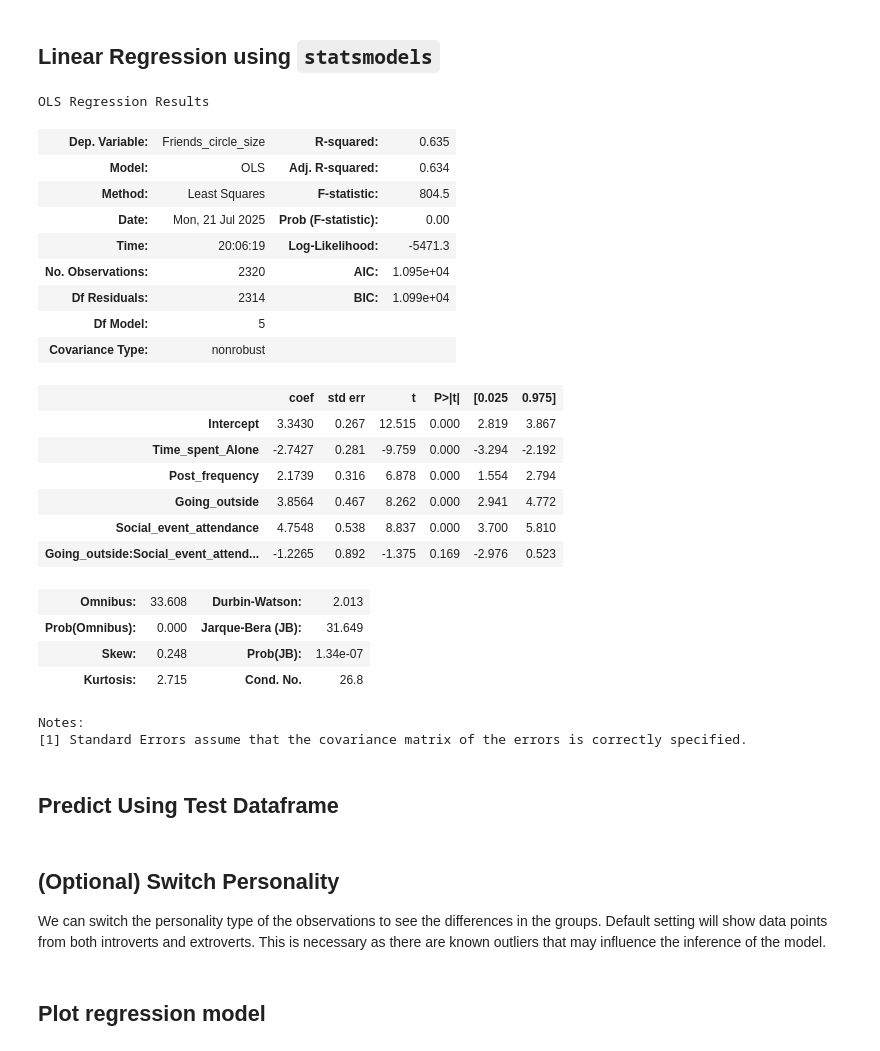
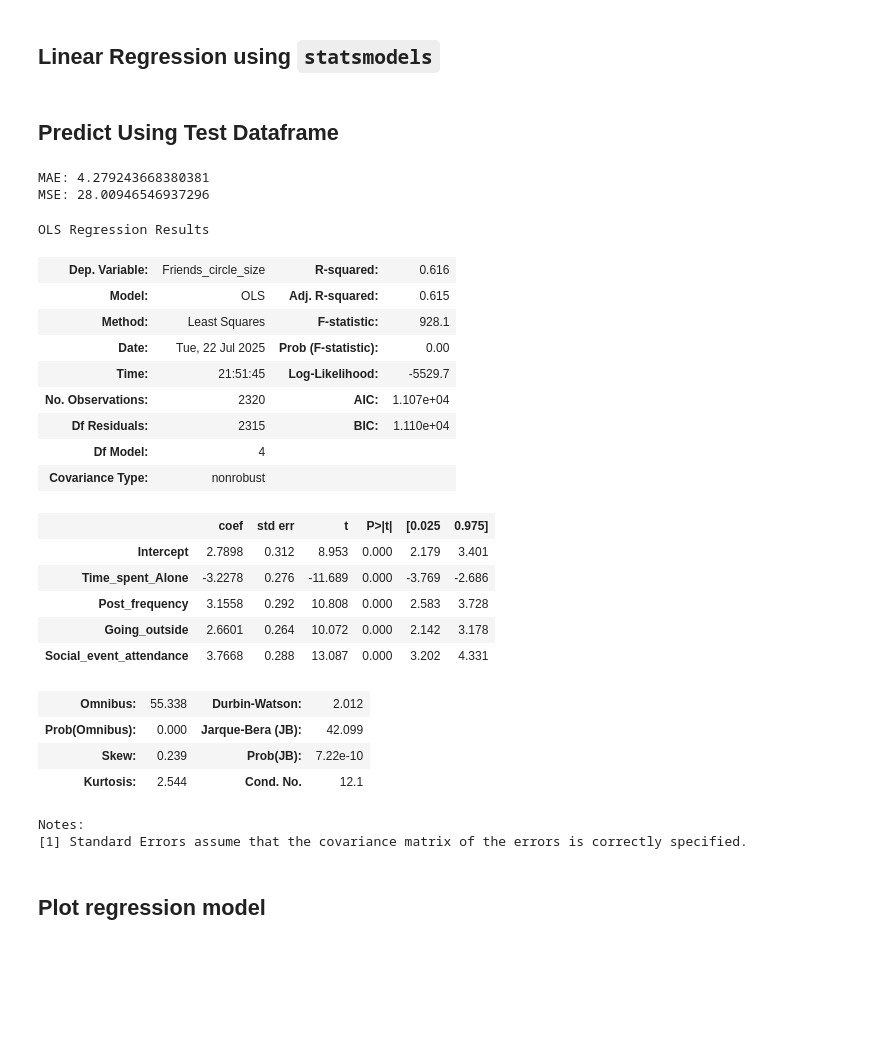
Before and after one commit to Prokope45/NeuralNetworkProject, a Jupyter notebook: LinearRegression/LinearRegressionAnalysis.ipynb, the cells around one changed output. Saved outputs shown, nothing was run; the diff lists cells and outputs as text; code cells hidden in the pictures; blank space fills up the shorter version.

```diff
--- a/LinearRegression/LinearRegressionAnalysis.ipynb
+++ b/LinearRegression/LinearRegressionAnalysis.ipynb
@@ -131,35 +139,9 @@ transformed_df = train_df.copy()[[
 ]]
 
 model = ols(
-    formula='Friends_circle_size ~ Time_spent_Alone + Post_frequency + Going_outside*Social_event_attendance',
+    formula='Friends_circle_size ~ Time_spent_Alone + Post_frequency + Going_outside + Social_event_attendance',
     data=transformed_df
 ).fit()
-
-model.summary()
-# %% [output]
-OLS Regression Results
-| Dep. Variable: | Friends_circle_size | R-squared: | 0.635 |
-| Model: | OLS | Adj. R-squared: | 0.634 |
-| Method: | Least Squares | F-statistic: | 804.5 |
-| Date: | Mon, 21 Jul 2025 | Prob (F-statistic): | 0.00 |
-| Time: | 20:06:19 | Log-Likelihood: | -5471.3 |
-| No. Observations: | 2320 | AIC: | 1.095e+04 |
-| Df Residuals: | 2314 | BIC: | 1.099e+04 |
-| Df Model: | 5 |  |  |
-| Covariance Type: | nonrobust |  |  |
-|  | coef | std err | t | P>|t| | [0.025 | 0.975] |
-| Intercept | 3.3430 | 0.267 | 12.515 | 0.000 | 2.819 | 3.867 |
-| Time_spent_Alone | -2.7427 | 0.281 | -9.759 | 0.000 | -3.294 | -2.192 |
-| Post_frequency | 2.1739 | 0.316 | 6.878 | 0.000 | 1.554 | 2.794 |
-| Going_outside | 3.8564 | 0.467 | 8.262 | 0.000 | 2.941 | 4.772 |
-| Social_event_attendance | 4.7548 | 0.538 | 8.837 | 0.000 | 3.700 | 5.810 |
-| Going_outside:Social_event_attend... | -1.2265 | 0.892 | -1.375 | 0.169 | -2.976 | 0.523 |
-| Omnibus: | 33.608 | Durbin-Watson: | 2.013 |
-| Prob(Omnibus): | 0.000 | Jarque-Bera (JB): | 31.649 |
-| Skew: | 0.248 | Prob(JB): | 1.34e-07 |
-| Kurtosis: | 2.715 | Cond. No. | 26.8 |
-Notes:
-[1] Standard Errors assume that the covariance matrix of the errors is correctly specified.
 # %% [markdown]
 ## Predict Using Test Dataframe
 # %%
@@ -174,6 +155,3 @@ test_df_prediction = test_df.copy()[[
 
 # Combine scaled test data with predictions
 test_df_prediction['Predicted'] = model.predict(test_df_prediction)
-# %% [markdown]
-## (Optional) Switch Personality
-We can switch the personality type of the observations to see the differences in the groups. Default setting will show data points from both introverts and extroverts. This is necessary as there are known outliers that may influence the inference of the model.
@@ -192,3 +158,36 @@ test_df_prediction = switch_personality()
+# %%
+from statsmodels.tools.eval_measures import meanabs as mae, mse
+
+y_predicted = test_df_prediction["Predicted"]
+y_true = train_df["Friends_circle_size"].iloc[:len(y_predicted)]
+print("MAE: {}".format(mae(y_true, y_predicted)))
+print("MSE: {}".format(mse(y_true, y_predicted)))
+model.summary()
+# %% [output]
+MAE: 4.279243668380381
+MSE: 28.00946546937296
+OLS Regression Results
+| Dep. Variable: | Friends_circle_size | R-squared: | 0.616 |
+| Model: | OLS | Adj. R-squared: | 0.615 |
+| Method: | Least Squares | F-statistic: | 928.1 |
+| Date: | Tue, 22 Jul 2025 | Prob (F-statistic): | 0.00 |
+| Time: | 21:51:45 | Log-Likelihood: | -5529.7 |
+| No. Observations: | 2320 | AIC: | 1.107e+04 |
+| Df Residuals: | 2315 | BIC: | 1.110e+04 |
+| Df Model: | 4 |  |  |
+| Covariance Type: | nonrobust |  |  |
+|  | coef | std err | t | P>|t| | [0.025 | 0.975] |
+| Intercept | 2.7898 | 0.312 | 8.953 | 0.000 | 2.179 | 3.401 |
+| Time_spent_Alone | -3.2278 | 0.276 | -11.689 | 0.000 | -3.769 | -2.686 |
+| Post_frequency | 3.1558 | 0.292 | 10.808 | 0.000 | 2.583 | 3.728 |
+| Going_outside | 2.6601 | 0.264 | 10.072 | 0.000 | 2.142 | 3.178 |
+| Social_event_attendance | 3.7668 | 0.288 | 13.087 | 0.000 | 3.202 | 4.331 |
+| Omnibus: | 55.338 | Durbin-Watson: | 2.012 |
+| Prob(Omnibus): | 0.000 | Jarque-Bera (JB): | 42.099 |
+| Skew: | 0.239 | Prob(JB): | 7.22e-10 |
+| Kurtosis: | 2.544 | Cond. No. | 12.1 |
+Notes:
+[1] Standard Errors assume that the covariance matrix of the errors is correctly specified.
 # %% [markdown]
 ## Plot regression model
 # %% [markdown]
```
Also changed, not shown: parts of 14 cells of this notebook, 10 other files.
